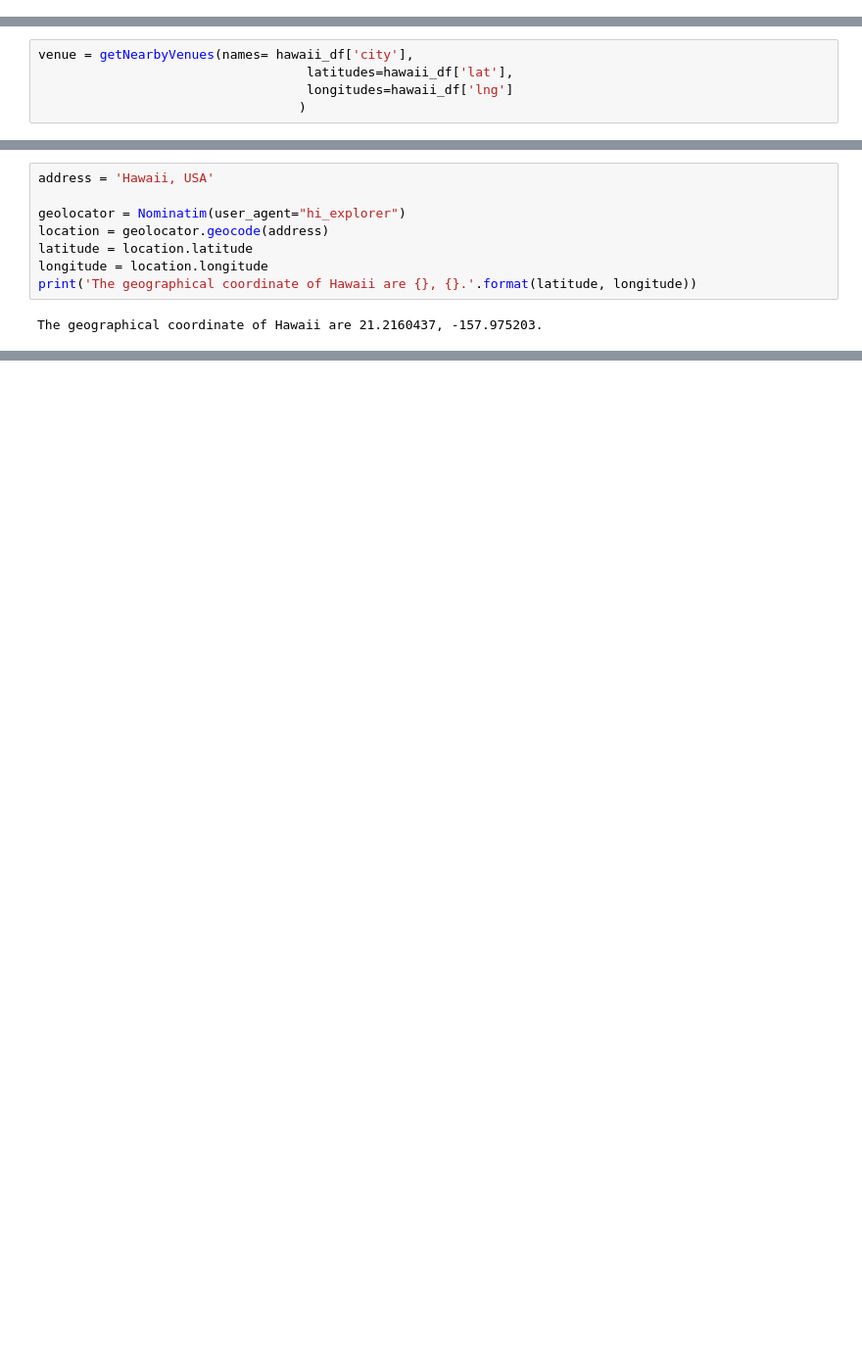
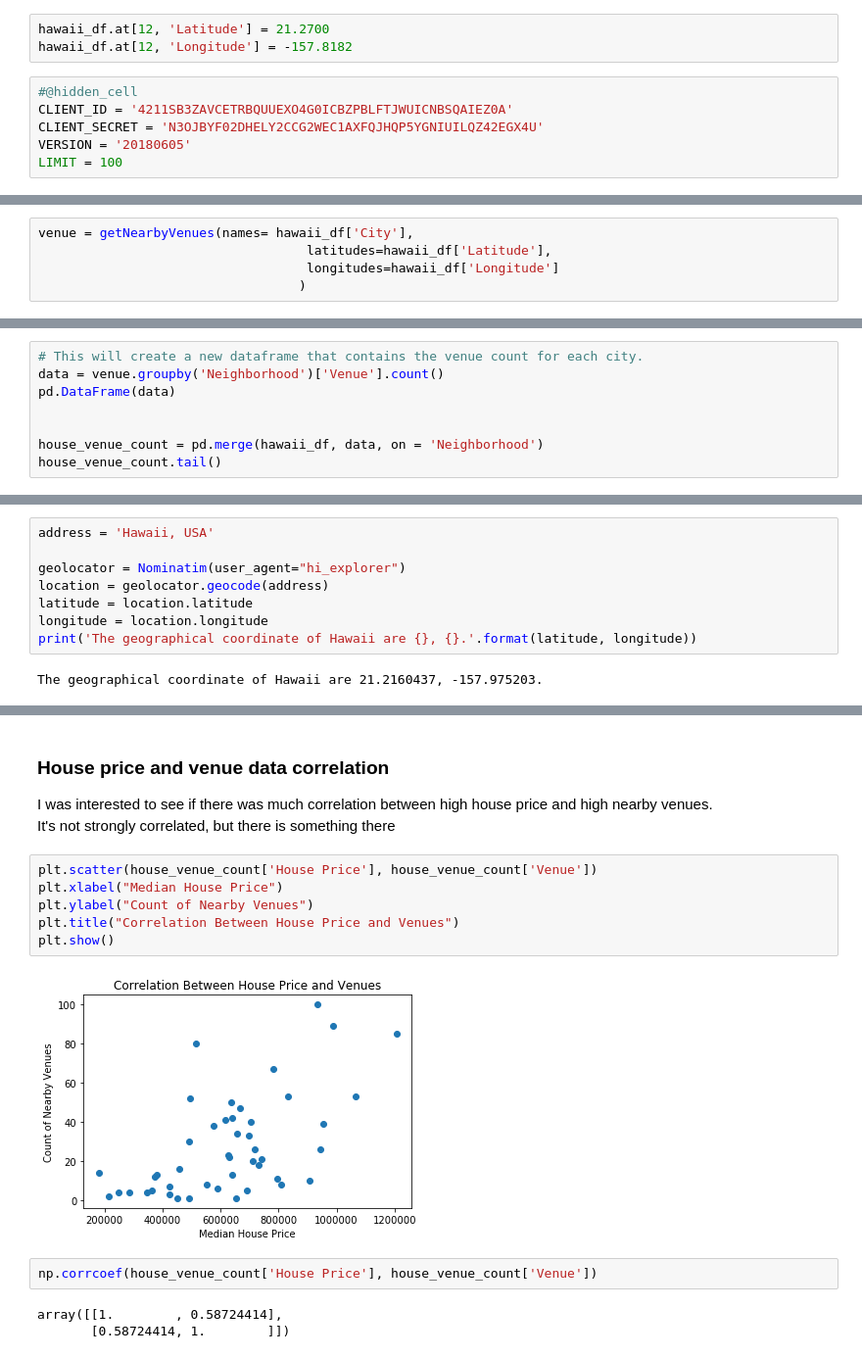
Before and after one commit to Maddienis/Coursera_Capstone, a Jupyter notebook: Hawaii House Prices & Venues.ipynb, the cells around one changed output, grey strips where cells are left out. Shown: that part at 98% size. Saved outputs shown, nothing was run; the diff lists cells and outputs as text; blank space fills up the shorter version.

```diff
--- a/Hawaii House Prices & Venues.ipynb
+++ b/Hawaii House Prices & Venues.ipynb
@@ -208,3 +165,12 @@ hawaii_df.head()
+# %%
+hawaii_df.at[12, 'Latitude'] = 21.2700
+hawaii_df.at[12, 'Longitude'] = -157.8182
+# %%
+#@hidden_cell
+CLIENT_ID = '4211SB3ZAVCETRBQUUEXO4G0ICBZPBLFTJWUICNBSQAIEZ0A'
+CLIENT_SECRET = 'N3OJBYF02DHELY2CCG2WEC1AXFQJHQP5YGNIUILQZ42EGX4U'
+VERSION = '20180605'
+LIMIT = 100
 # %% [markdown]
 ### 4. Venue Data
 
@@ -250,7 +216,7 @@ def getNearbyVenues(names, latitudes, longitudes, radius=1500):
 
     return(nearby_venues)
 # %%
-venue = getNearbyVenues(names= hawaii_df['city'],
-                                   latitudes=hawaii_df['lat'],
-                                   longitudes=hawaii_df['lng']
+venue = getNearbyVenues(names= hawaii_df['City'],
+                                   latitudes=hawaii_df['Latitude'],
+                                   longitudes=hawaii_df['Longitude']
                                   )
@@ -294,0 +258,8 @@ Name: Venue, dtype: int64
+# %%
+# This will create a new dataframe that contains the venue count for each city.
+data = venue.groupby('Neighborhood')['Venue'].count()
+pd.DataFrame(data)
+
+
+house_venue_count = pd.merge(hawaii_df, data, on = 'Neighborhood')
+house_venue_count.tail()
@@ -324,0 +531,18 @@ map_hawaii
+# %% [markdown]
+### House price and venue data correlation
+
+I was interested to see if there was much correlation between high house price and high nearby venues.
+It's not strongly correlated, but there is something there
+# %%
+plt.scatter(house_venue_count['House Price'], house_venue_count['Venue'])
+plt.xlabel("Median House Price")
+plt.ylabel("Count of Nearby Venues")
+plt.title("Correlation Between House Price and Venues")
+plt.show()
+# %% [output]
+[figure, added]
+# %%
+np.corrcoef(house_venue_count['House Price'], house_venue_count['Venue'])
+# %% [output]
+array([[1.        , 0.58724414],
+       [0.58724414, 1.        ]])
```
Also changed, not shown: parts of 52 cells of this notebook.
